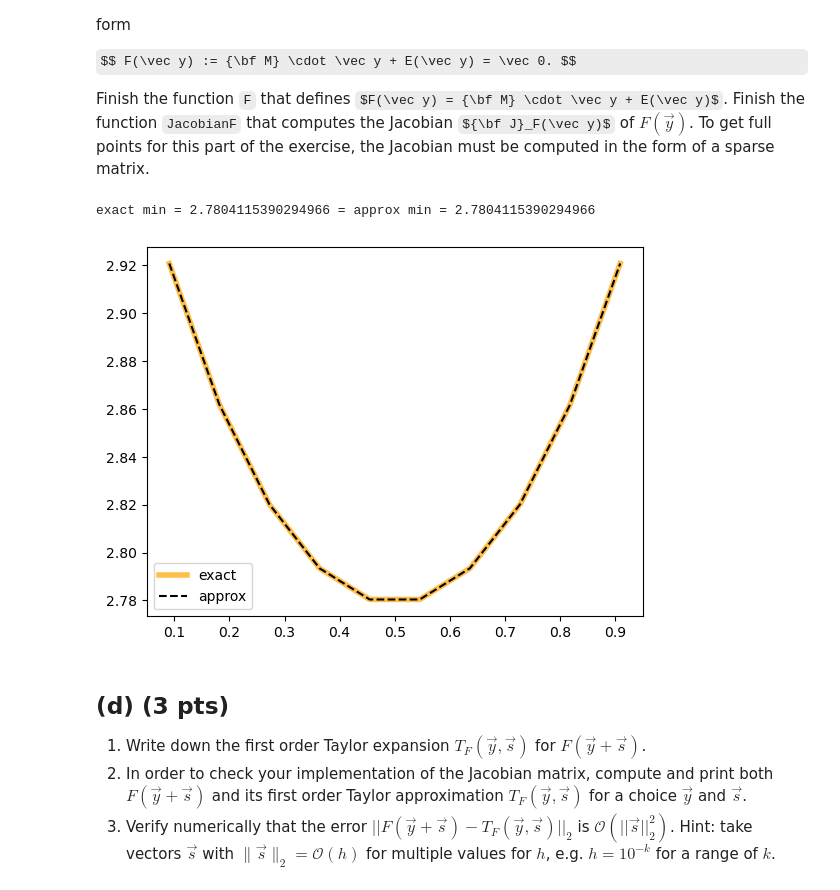
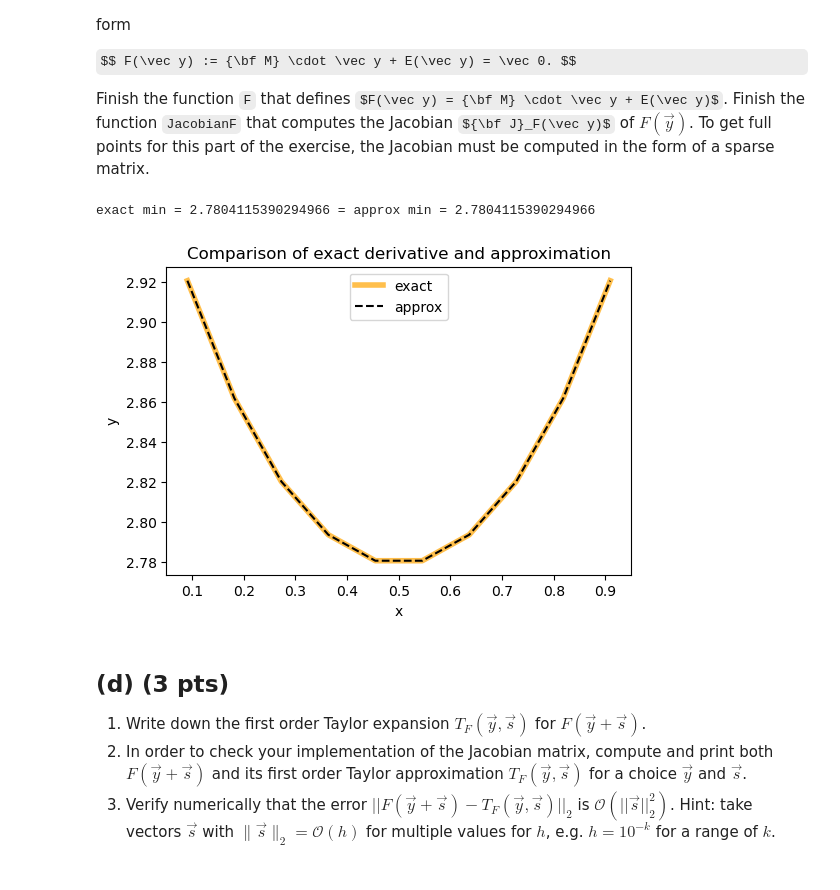
Before and after one commit to jonas4climate/na-assignment1, a Jupyter notebook: hw4_2023.ipynb, the cells around one changed output. Saved outputs shown, nothing was run; the diff lists cells and outputs as text; code cells hidden in the pictures; some formulas as TeX source.

```diff
--- a/hw4_2023.ipynb
+++ b/hw4_2023.ipynb
@@ -133,14 +132,10 @@ As a first step, finish the function `SecondDerMatrix` that returns a matrix $\b
 # %%
 def SecondDerMatrix(n):
     '''Returns sparse matrix to map y one to second order derivative of y'''
-    main_diag =  -2 * np.ones(n)
-    middle_diag =  np.ones(n-1)
-    upper_diag = np.ones(n-1)
-    A = np.diag(main_diag) + np.diag(middle_diag, k=-1) + np.diag(upper_diag, k=1)
-    # A = diags([np.ones(n-1), np.full(n, -2), np.ones(n-1)], [-1, 0, 1])
+    A = diags([np.ones(n-1), np.full(n, -2), np.ones(n-1)], [-1, 0, 1]) # type: ignore
     h = 1/(n+1)
 
-    return csr_array(A/h**2)
+    return A/h**2
 # %% [markdown]
 ## (b)  (1 pt)
 Second-order central finite differences are exact for quadratic functions. In order to test your implementation, choose $n=10$ and apply the second derivative matrix from part (a) to a quadratic function $y(x)$ with $y(0) = y(1) = 0$ for which you know the second derivative $y''(x)$.
@@ -184,25 +179,29 @@ To get full points for this part of the exercise, the Jacobian must be computed
 # %%
 def F(y):
     n = len(y)
     M = SecondDerMatrix(n)
     return (M @ y) + np.exp(y)
 
 def JacobianF(y):
     '''Returns Jacobian of F given a vector y'''
     return SecondDerMatrix(len(y)) + diags(np.exp(y))
 
 approx_data = F(exact_y)
 exact_data = exact_der_y + np.exp(exact_y)
 min_y_approx = min(approx_data)
 min_y_exact = min(exact_data)
 print(f'exact min = {min_y_exact} = approx min = {min_y_approx}')
+plt.figure(figsize=(6,4))
 plt.plot(steps, exact_der_y + np.exp(exact_y), label='exact', linewidth=4, alpha=0.7, color='orange')
 plt.plot(steps, approx_data, label='approx', linestyle='--', color='black')
-plt.legend()
+plt.xlabel('x')
+plt.ylabel('y')
+plt.title('Comparison of exact derivative and approximation')
+plt.legend(loc='upper center')
 plt.show()
 # %% [output]
 exact min = 2.7804115390294966 = approx min = 2.7804115390294966
-[figure, old version]
+[figure, new version]
 # %% [markdown]
 ## (d)  (3 pts)
 1. Write down the first order Taylor expansion $T_F(\vec y, \vec s)$ for $F(\vec y+\vec s)$.
```
Also changed, not shown: parts of 6 cells of this notebook.
